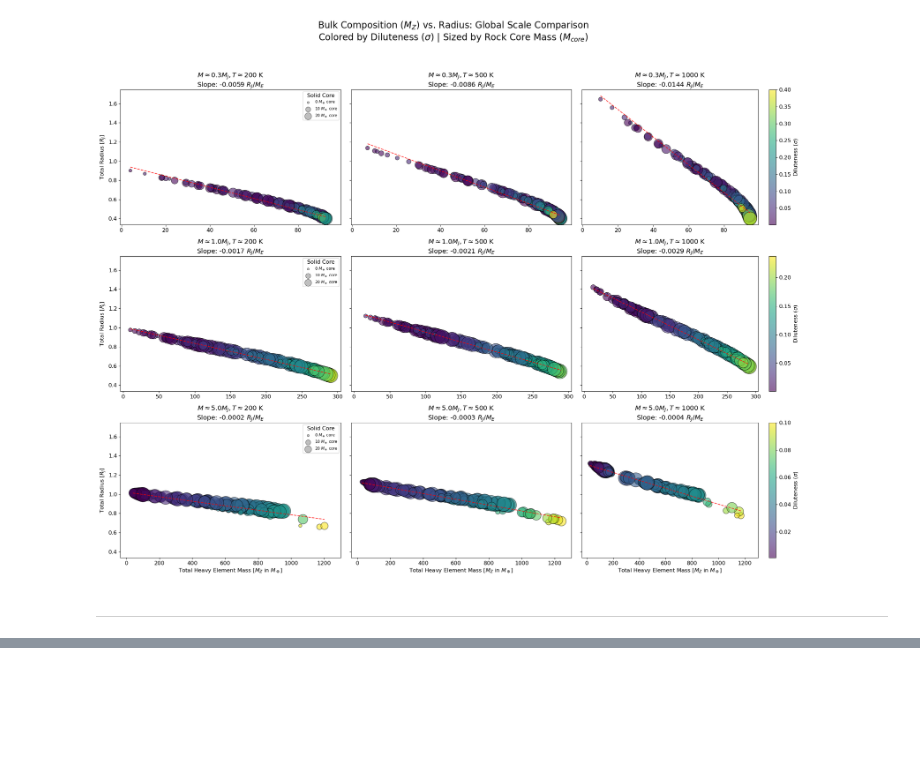
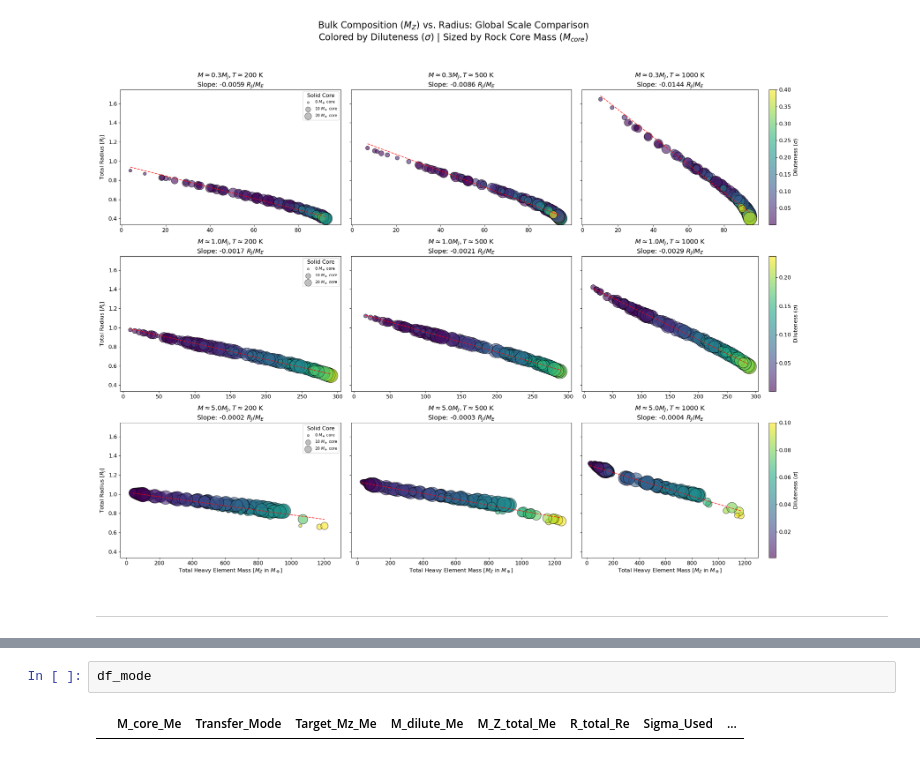
Before and after one commit to ChristianSWilkinson/fuzzycore, a Jupyter notebook: notebooks/planet_stats.ipynb, the cells around one changed output, grey strips where cells are left out. Drawn from its saved outputs; the diff is of its cells as text; blank space fills up the shorter version.

```diff
--- a/notebooks/planet_stats.ipynb
+++ b/notebooks/planet_stats.ipynb
@@ -597,3 +613,7 @@ ValueError: s must be a scalar, or float array-like with the same size as x and
+# %%
+df_mode
+# %% [output]
+|  | M_core_Me | Transfer_Mode | Target_Mz_Me | M_dilute_Me | M_Z_total_Me | R_total_Re | Sigma_Used | ... |
 # %%
 import pandas as pd
 import numpy as np
```
Also changed, not shown: parts of 3 cells of this notebook, 18 other files.
